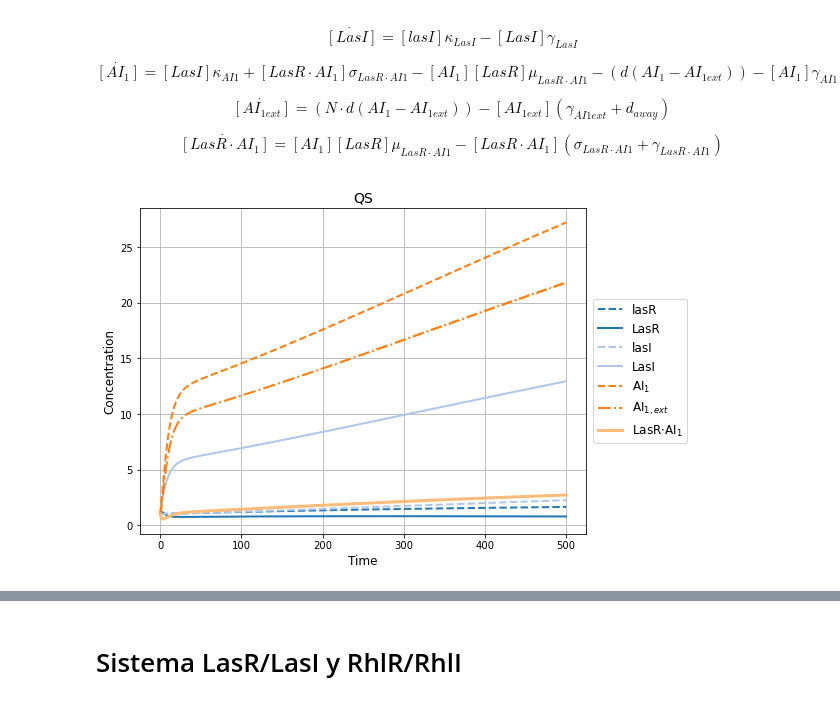
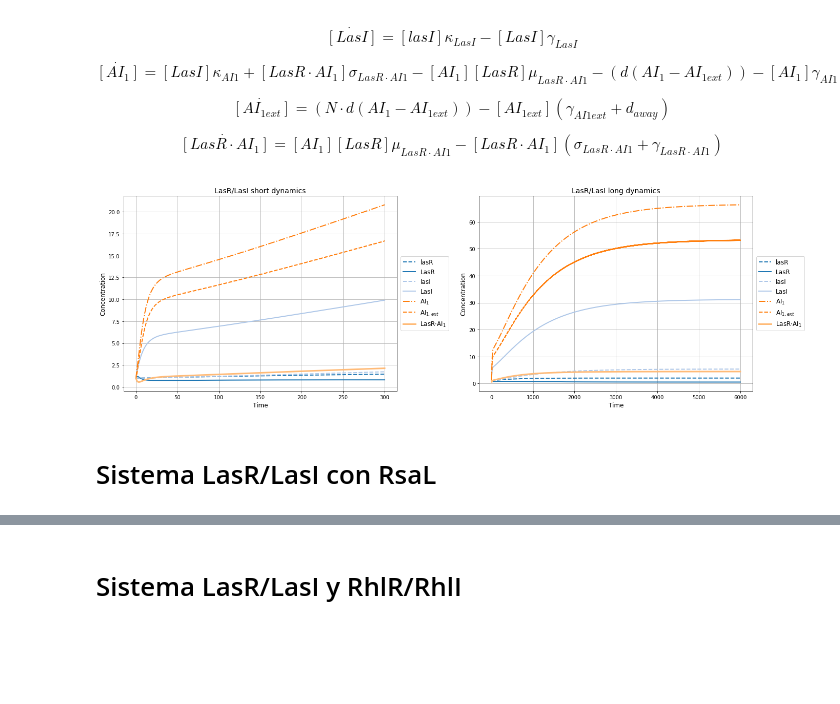
Before and after one commit to alejandrocs98/P-aeruginosa-qs, a Jupyter notebook: qs_deterministic.ipynb, the cells around one changed output, grey strips where cells are left out. Drawn from its saved outputs; the diff is of its cells as text; code cells hidden in the pictures; blank space fills up the shorter version.

```diff
--- a/qs_deterministic.ipynb
+++ b/qs_deterministic.ipynb
@@ -83,21 +83,39 @@ def LasRI_qs(t, r):
 
     return np.array([dlasR, dLasR, dlasI, dLasI, dAI1, dAI1_ext, dLasRAI1])
 # %%
-LasRI_qs_dynamics = solve_ivp(LasRI_qs, [0, 500], [1, 1, 1, 1, 1, 1, 1])
+LasRI_qs_dynamics_short = solve_ivp(LasRI_qs, [0, 300], [1, 1, 1, 1, 1, 1, 1])
+LasRI_qs_dynamics_long = solve_ivp(LasRI_qs, [0, 6000], [1, 1, 1, 1, 1, 1, 1])
 # %%
-plt.figure(figsize=(8,6))
-plt.plot(LasRI_qs_dynamics.t, LasRI_qs_dynamics.y[0], lw=2, label='lasR', color=cm.tab20(0), ls='--')
-plt.plot(LasRI_qs_dynamics.t, LasRI_qs_dynamics.y[1], lw=2, label='LasR', color=cm.tab20(0), ls='-')
-plt.plot(LasRI_qs_dynamics.t, LasRI_qs_dynamics.y[2], lw=2, label='lasI', color=cm.tab20(1), ls='--')
-plt.plot(LasRI_qs_dynamics.t, LasRI_qs_dynamics.y[3], lw=2, label='LasI', color=cm.tab20(1), ls='-')
-plt.plot(LasRI_qs_dynamics.t, LasRI_qs_dynamics.y[4], lw=2, label='AI$_1$', color=cm.tab20(2), ls='--')
-plt.plot(LasRI_qs_dynamics.t, LasRI_qs_dynamics.y[5], lw=2, label='AI$_{1,ext}$', color=cm.tab20(2), ls='-.')
-plt.plot(LasRI_qs_dynamics.t, LasRI_qs_dynamics.y[6], lw=3, label='LasR$\cdot$AI$_1$', color=cm.tab20(3), ls='-')
+plt.figure(figsize=(22,7))
+plt.subplots_adjust(wspace=0.3)
+plt.subplot(1,2,1)
+plt.plot(LasRI_qs_dynamics_short.t, LasRI_qs_dynamics_short.y[0], lw=2, label='lasR', color=cm.tab20(0), ls='--')
+plt.plot(LasRI_qs_dynamics_short.t, LasRI_qs_dynamics_short.y[1], lw=2, label='LasR', color=cm.tab20(0), ls='-')
+plt.plot(LasRI_qs_dynamics_short.t, LasRI_qs_dynamics_short.y[2], lw=2, label='lasI', color=cm.tab20(1), ls='--')
+plt.plot(LasRI_qs_dynamics_short.t, LasRI_qs_dynamics_short.y[3], lw=2, label='LasI', color=cm.tab20(1), ls='-')
+plt.plot(LasRI_qs_dynamics_short.t, LasRI_qs_dynamics_short.y[4], lw=2, label='AI$_1$', color=cm.tab20(2), ls='-.')
+plt.plot(LasRI_qs_dynamics_short.t, LasRI_qs_dynamics_short.y[5], lw=2, label='AI$_{1,ext}$', color=cm.tab20(2), ls='--')
+plt.plot(LasRI_qs_dynamics_short.t, LasRI_qs_dynamics_short.y[6], lw=3, label='LasR$\cdot$AI$_1$', color=cm.tab20(3), ls='-')
 plt.grid()
-plt.legend(loc='center right', bbox_to_anchor=(1.24, 0.50), ncol=1, fancybox=True, shadow=False, fontsize=12)
+plt.legend(loc='center right', bbox_to_anchor=(1.20, 0.50), ncol=1, fancybox=True, shadow=False, fontsize=12)
 plt.xlabel('Time', fontsize=12)
 plt.ylabel('Concentration', fontsize=12)
-plt.title('QS', fontsize=14)
+plt.title('LasR/LasI short dynamics', fontsize=14)
+plt.subplot(1,2,2)
+plt.plot(LasRI_qs_dynamics_long.t, LasRI_qs_dynamics_long.y[0], lw=2, label='lasR', color=cm.tab20(0), ls='--')
+plt.plot(LasRI_qs_dynamics_long.t, LasRI_qs_dynamics_long.y[1], lw=2, label='LasR', color=cm.tab20(0), ls='-')
+plt.plot(LasRI_qs_dynamics_long.t, LasRI_qs_dynamics_long.y[2], lw=2, label='lasI', color=cm.tab20(1), ls='--')
+plt.plot(LasRI_qs_dynamics_long.t, LasRI_qs_dynamics_long.y[3], lw=2, label='LasI', color=cm.tab20(1), ls='-')
+plt.plot(LasRI_qs_dynamics_long.t, LasRI_qs_dynamics_long.y[4], lw=2, label='AI$_1$', color=cm.tab20(2), ls='-.')
+plt.plot(LasRI_qs_dynamics_long.t, LasRI_qs_dynamics_long.y[5], lw=2, label='AI$_{1,ext}$', color=cm.tab20(2), ls='--')
+plt.plot(LasRI_qs_dynamics_long.t, LasRI_qs_dynamics_long.y[6], lw=3, label='LasR$\cdot$AI$_1$', color=cm.tab20(3), ls='-')
+plt.grid()
+plt.legend(loc='center right', bbox_to_anchor=(1.20, 0.50), ncol=1, fancybox=True, shadow=False, fontsize=12)
+plt.xlabel('Time', fontsize=12)
+plt.ylabel('Concentration', fontsize=12)
+plt.title('LasR/LasI long dynamics', fontsize=14)
 plt.show()
 # %% [output]
-[figure, old version]
+[figure, new version]
+# %% [markdown]
+# Sistema LasR/LasI con RsaL
```
Also changed, not shown: parts of 10 cells of this notebook, 1 other file.
